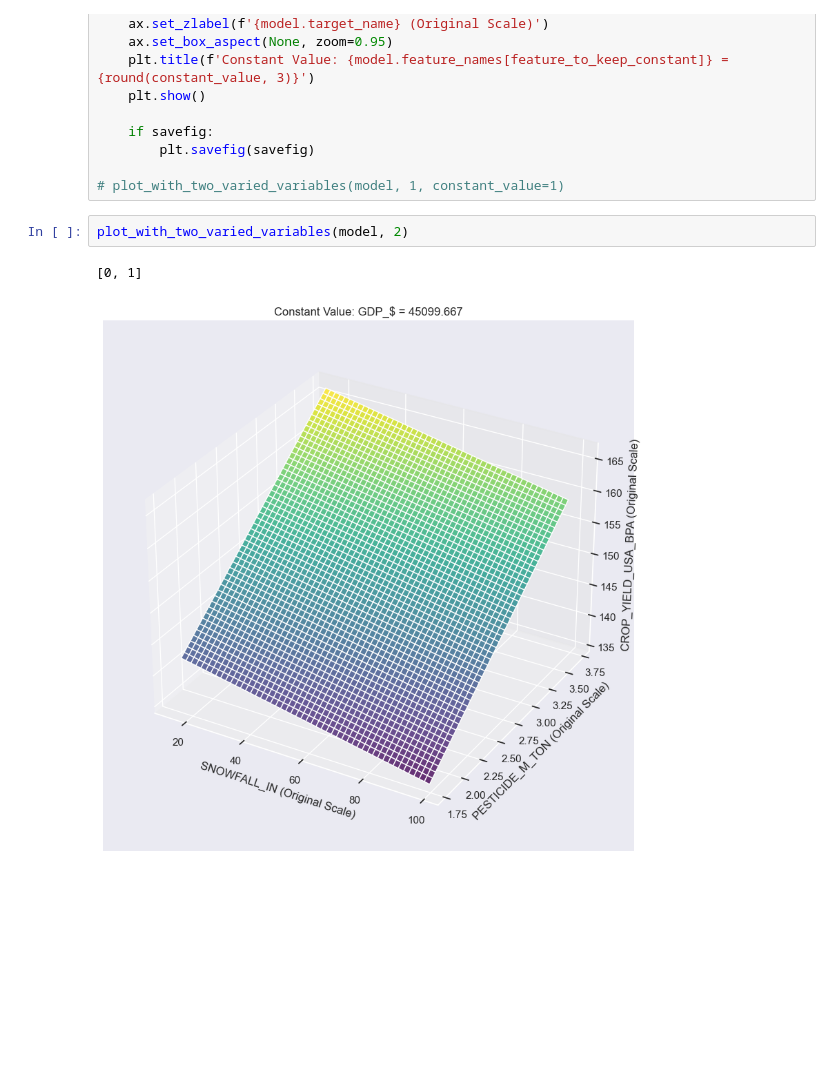
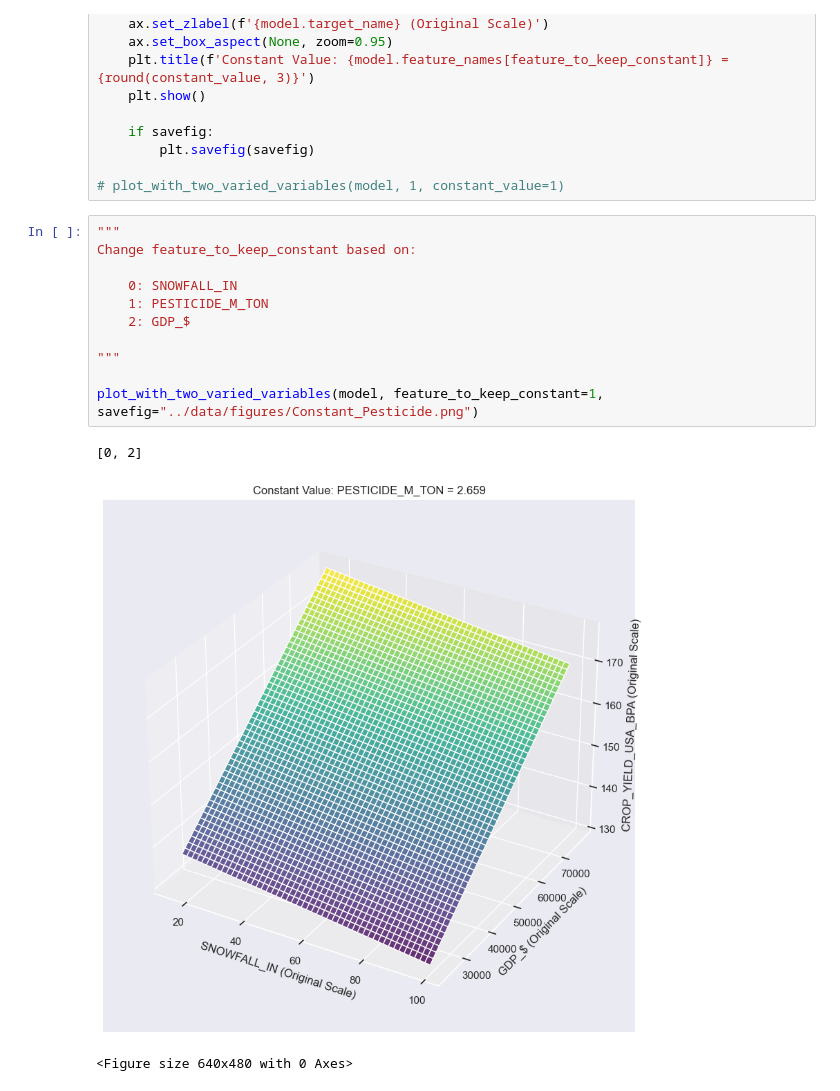
Before and after one commit to Aryanaut/DTP3_CropYield, a Jupyter notebook: src/main.ipynb, the cells around one changed output. Saved outputs shown, nothing was run; the diff lists cells and outputs as text; blank space fills up the shorter version.

```diff
--- a/src/main.ipynb
+++ b/src/main.ipynb
@@ -223,7 +320,17 @@ def plot_with_two_varied_variables(model: MVF, feature_to_keep_constant, constan
 
 # plot_with_two_varied_variables(model, 1, constant_value=1)
 # %%
-plot_with_two_varied_variables(model, 2)
+"""
+Change feature_to_keep_constant based on:
+
+    0: SNOWFALL_IN
+    1: PESTICIDE_M_TON
+    2: GDP_$
+
+"""
+
+plot_with_two_varied_variables(model, feature_to_keep_constant=1, savefig="../data/figures/Constant_Pesticide.png")
 # %% [output]
-[0, 1]
+[0, 2]
-[figure, old version]
+[figure, new version]
+<Figure size 640x480 with 0 Axes>
```
Also changed, not shown: parts of 9 cells of this notebook, 2 other files.
